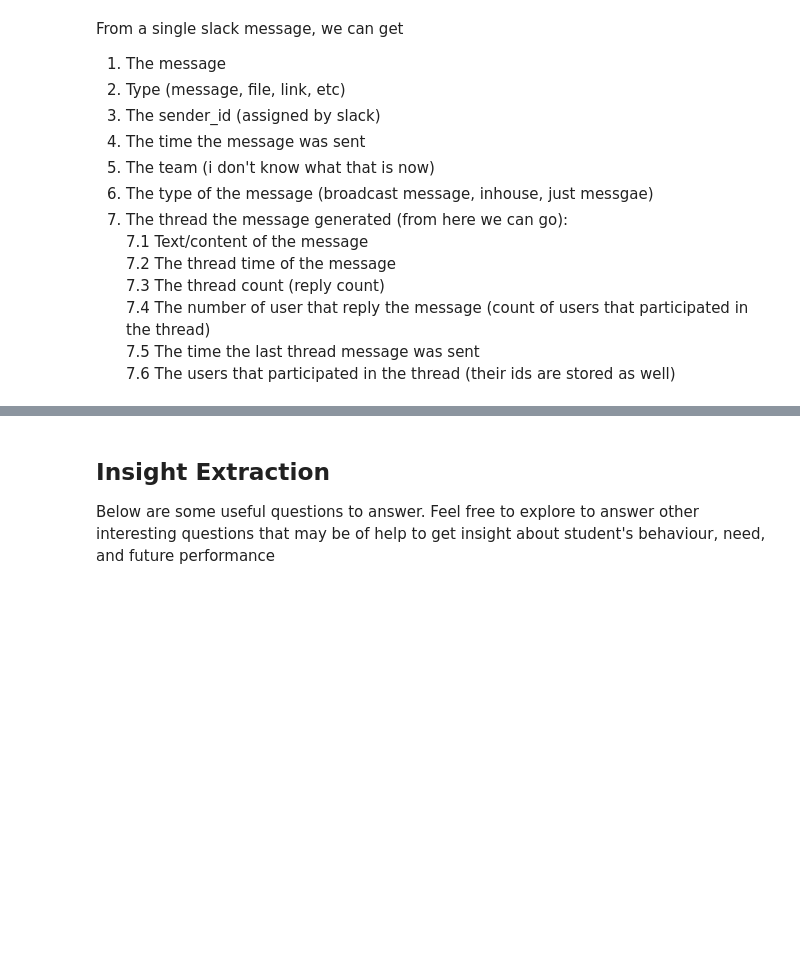
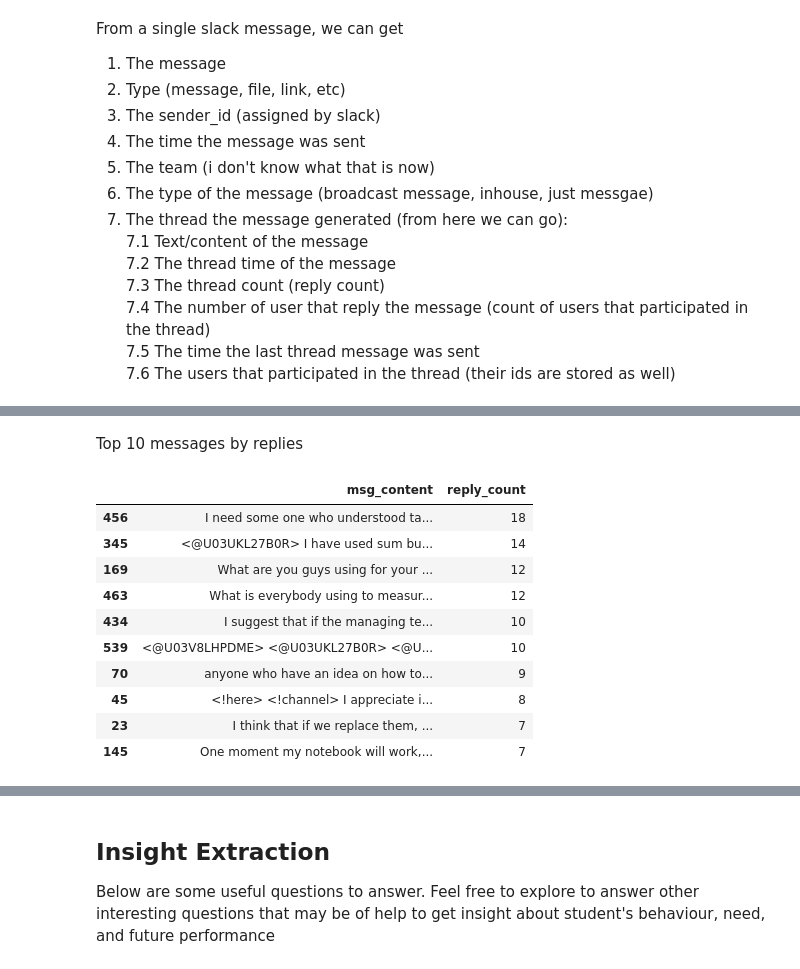
Before and after one commit to fro-su/week0_0_starter_network_analysis, a Jupyter notebook: notebooks/parse_slack_data.ipynb, the cells around one changed output, grey strips where cells are left out. Saved outputs shown, nothing was run; the diff lists cells and outputs as text; code cells hidden in the pictures; blank space fills up the shorter version.

Commit message:
top 10 messages by replies, reactions, mentions

```diff
--- a/notebooks/parse_slack_data.ipynb
+++ b/notebooks/parse_slack_data.ipynb
@@ -225,0 +203,18 @@ def map_userid_2_realname(user_profile: dict, comm_dict: dict, plot=False):
+# %% [markdown]
+Top 10 messages by replies
+# %%
+top_10_messages_by_replies = slack_data.nlargest(10, 'reply_count')
+
+top_10_messages_by_replies[['msg_content', 'reply_count']]
+# %% [output]
+|  | msg_content | reply_count |
+| 456 | I need some one who understood ta... | 18 |
+| 345 | <@U03UKL27B0R> I have used sum bu... | 14 |
+| 169 | What are you guys using for your ... | 12 |
+| 463 | What is everybody using to measur... | 12 |
+| 434 | I suggest that if the managing te... | 10 |
+| 539 | <@U03V8LHPDME> <@U03UKL27B0R> <@U... | 10 |
+| 70 | anyone who have an idea on how to... | 9 |
+| 45 | <!here> <!channel> I appreciate i... | 8 |
+| 23 | I think that if we replace them, ... | 7 |
+| 145 | One moment my notebook will work,... | 7 |
```
Also changed, not shown: parts of 36 cells of this notebook, 1 other file.
